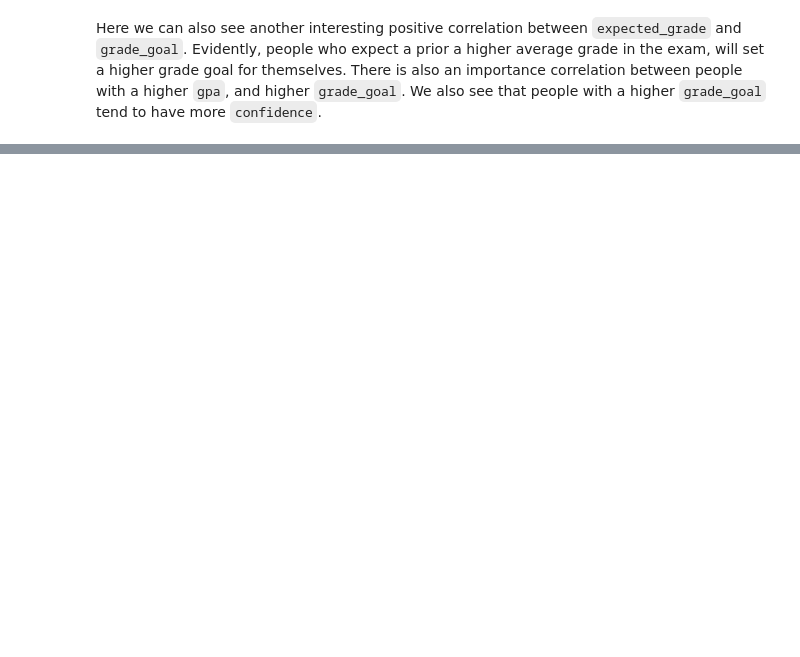
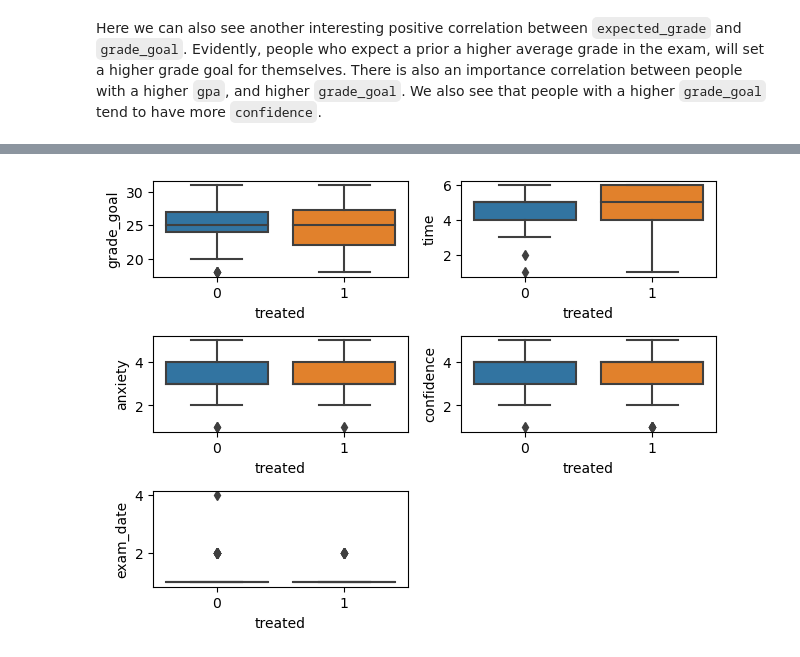
Before and after one commit to SaverioPCapra/applied_economics_paper, a Jupyter notebook: plotting.ipynb, the cells around one changed output, grey strips where cells are left out. Cells and saved outputs as stored; diff of their text form; code cells hidden in the pictures; blank space fills up the shorter version.

```diff
--- a/plotting.ipynb
+++ b/plotting.ipynb
@@ -91,0 +80,20 @@ sns.boxplot(x = "treated", y = "exam_date", data = all_vars);
+# %%
+plt.subplot(3, 2, 1)
+sns.boxplot(x="treated", y="grade_goal", data=all_vars)
+
+plt.subplot(3, 2, 2)
+sns.boxplot(x="treated", y="time", data=all_vars)
+
+plt.subplot(3, 2, 3)
+sns.boxplot(x="treated", y="anxiety", data=all_vars)
+
+plt.subplot(3, 2, 4)
+sns.boxplot(x="treated", y="confidence", data=all_vars)
+
+plt.subplot(3, 2, 5)
+sns.boxplot(x="treated", y="exam_date", data=all_vars)
+
+plt.tight_layout()
+plt.show()
+# %% [output]
+[figure, added]
```
Also changed, not shown: parts of 18 cells of this notebook, 10 other files.
